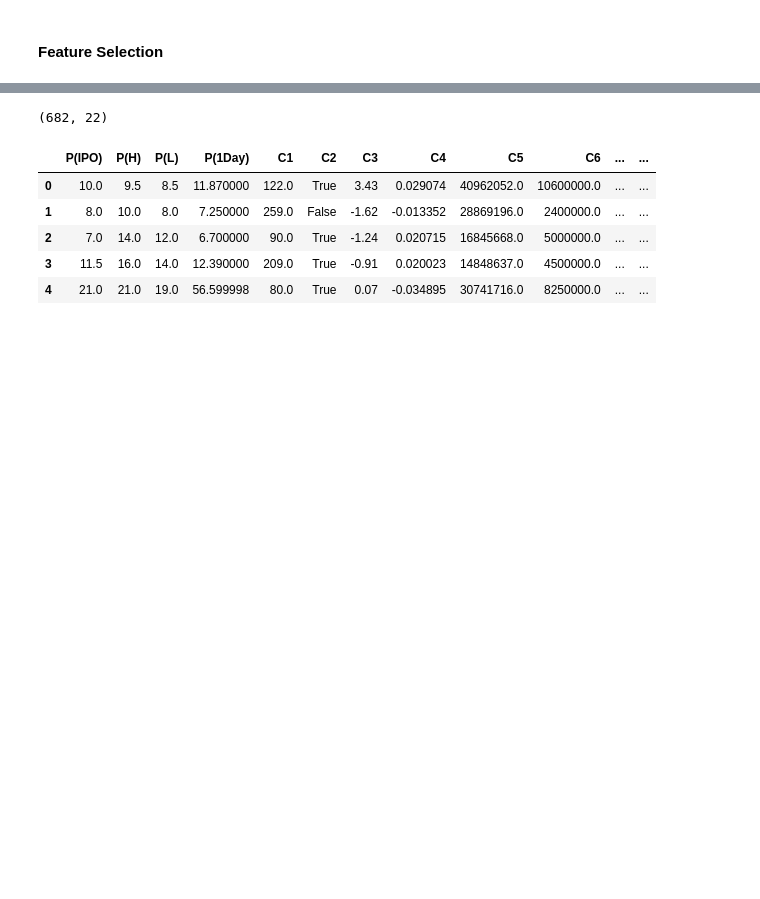
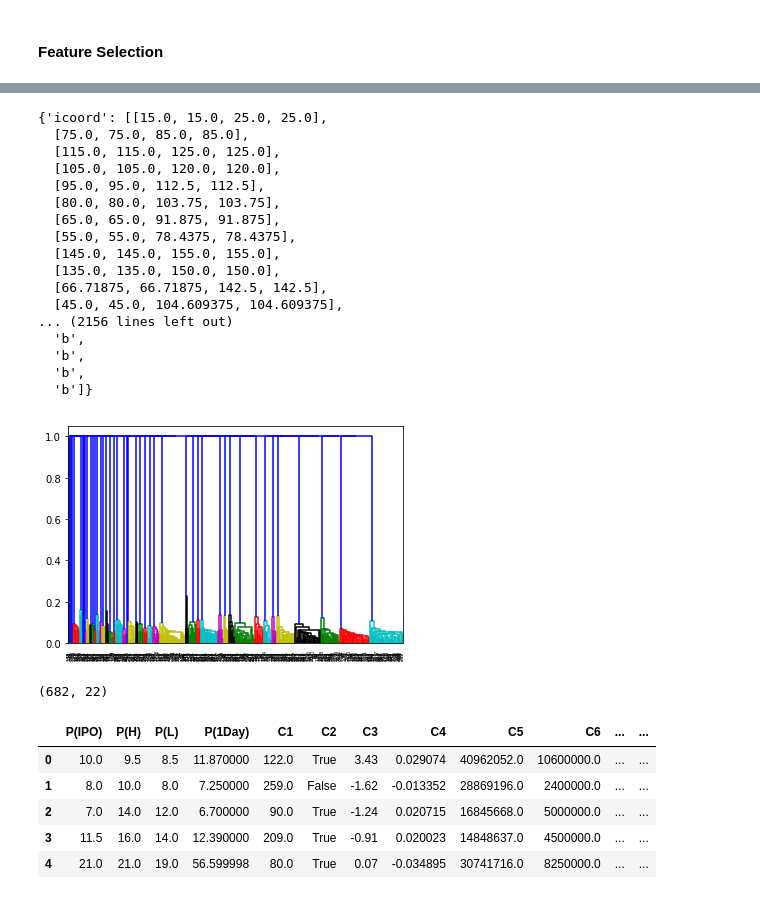
Before and after one commit to BA545-SP2019/2019-competition1-data-miner-league, a Jupyter notebook: DC1-Copy1.ipynb, the cells around one changed output, grey strips where cells are left out. Drawn from its saved outputs; the diff is of its cells as text; code cells hidden in the pictures; blank space fills up the shorter version.

```diff
--- a/DC1-Copy1.ipynb
+++ b/DC1-Copy1.ipynb
@@ -808,3 +594,26 @@ Featurer Importance
+# %%
+Z = linkage(dataset)
+# %%
+dendrogram(Z)
+# %% [output]
+{'icoord': [[15.0, 15.0, 25.0, 25.0],
+  [75.0, 75.0, 85.0, 85.0],
+  [115.0, 115.0, 125.0, 125.0],
+  [105.0, 105.0, 120.0, 120.0],
+  [95.0, 95.0, 112.5, 112.5],
+  [80.0, 80.0, 103.75, 103.75],
+  [65.0, 65.0, 91.875, 91.875],
+  [55.0, 55.0, 78.4375, 78.4375],
+  [145.0, 145.0, 155.0, 155.0],
+  [135.0, 135.0, 150.0, 150.0],
+  [66.71875, 66.71875, 142.5, 142.5],
+  [45.0, 45.0, 104.609375, 104.609375],
+... (2156 lines left out)
+  'b',
+  'b',
+  'b',
+  'b']}
+[figure, added]
 # %%
 IPO_df.shape
 # %% [output]
```
Also changed, not shown: parts of 64 cells of this notebook.
